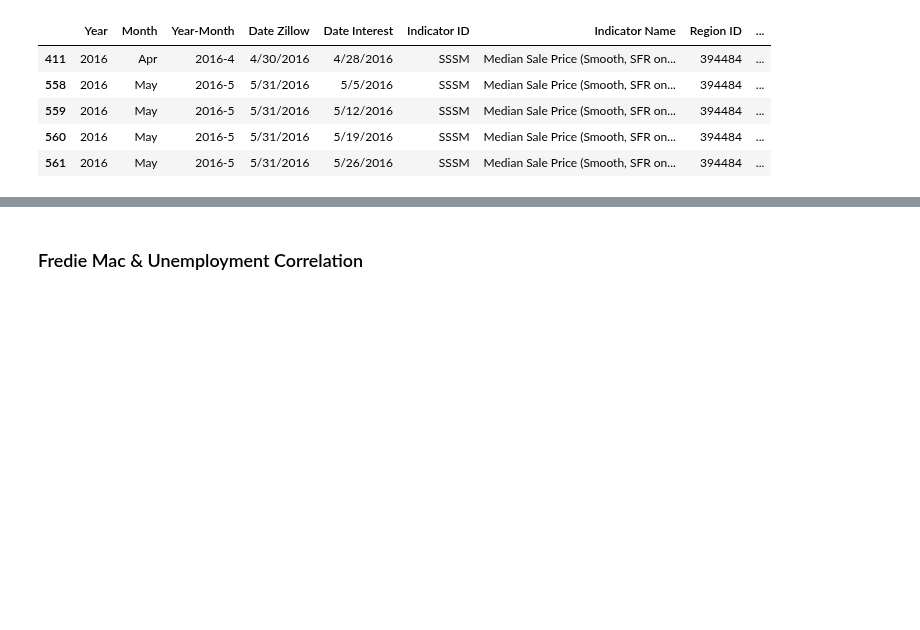
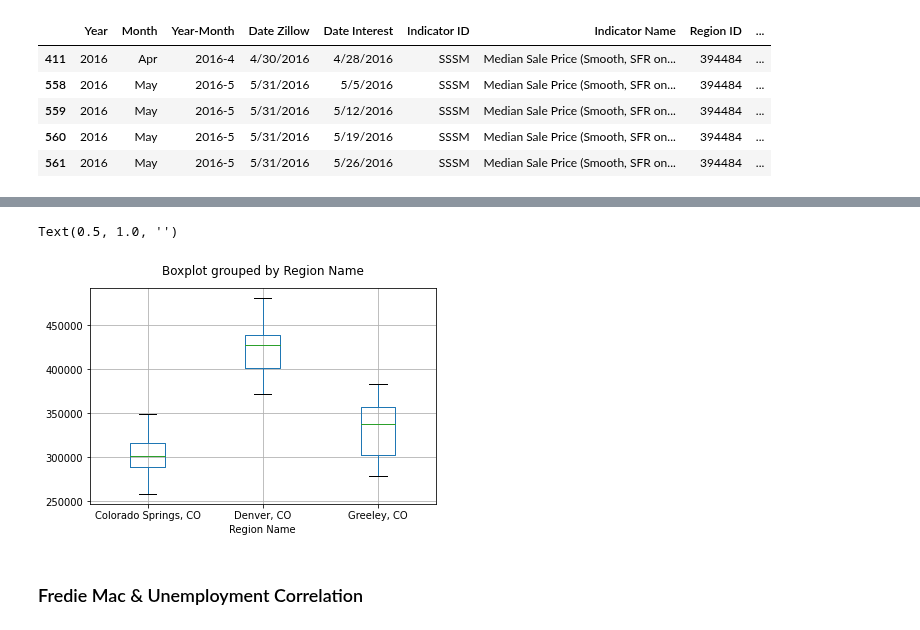
Before and after one commit to binetala/The_Very_Best_Team, a Jupyter notebook: Cole/median_sale_price_analyses.ipynb, the cells around one changed output, grey strips where cells are left out. Saved outputs shown, nothing was run; the diff lists cells and outputs as text; code cells hidden in the pictures; blank space fills up the shorter version.

```diff
--- a/Cole/median_sale_price_analyses.ipynb
+++ b/Cole/median_sale_price_analyses.ipynb
@@ -78,3 +80,8 @@ print(f"P-Value is: {correlation[1]}.")
+# %%
+sssm_all.boxplot(by="Region Name", column="Value").set_title("")
+# %% [output]
+Text(0.5, 1.0, '')
+[figure, added]
 # %% [markdown]
 ### Fredie Mac & Unemployment Correlation
 # %%
```
Also changed, not shown: parts of 4 cells of this notebook, 1 other file.
